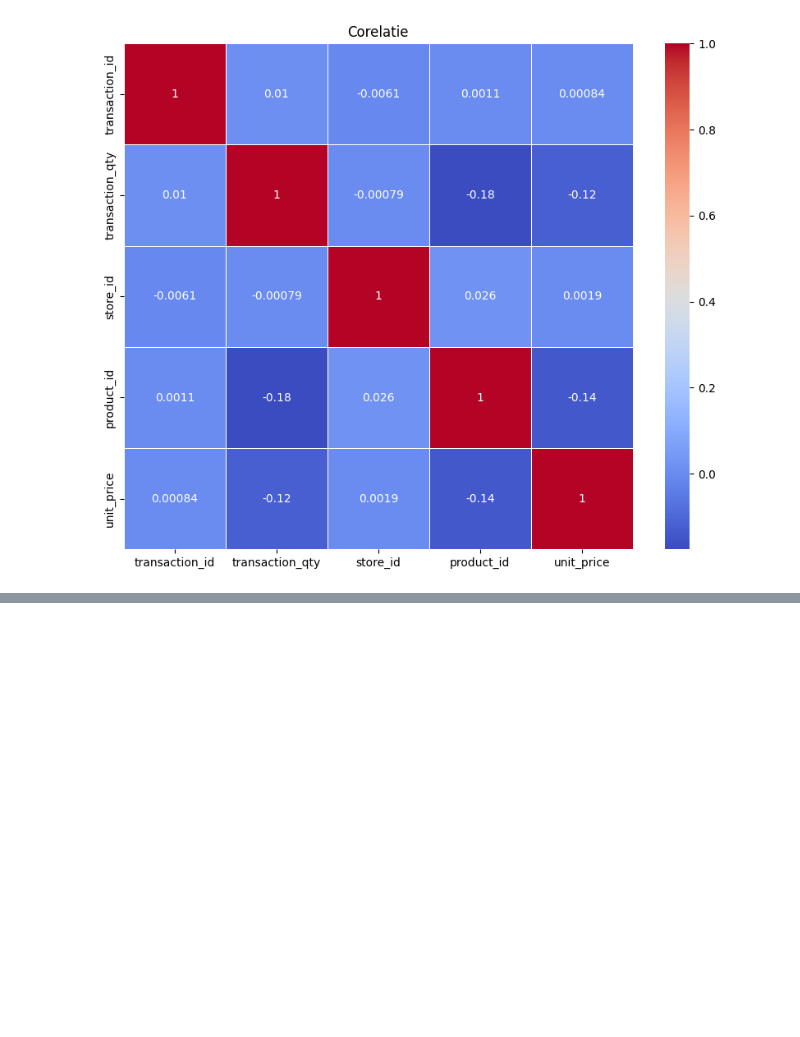
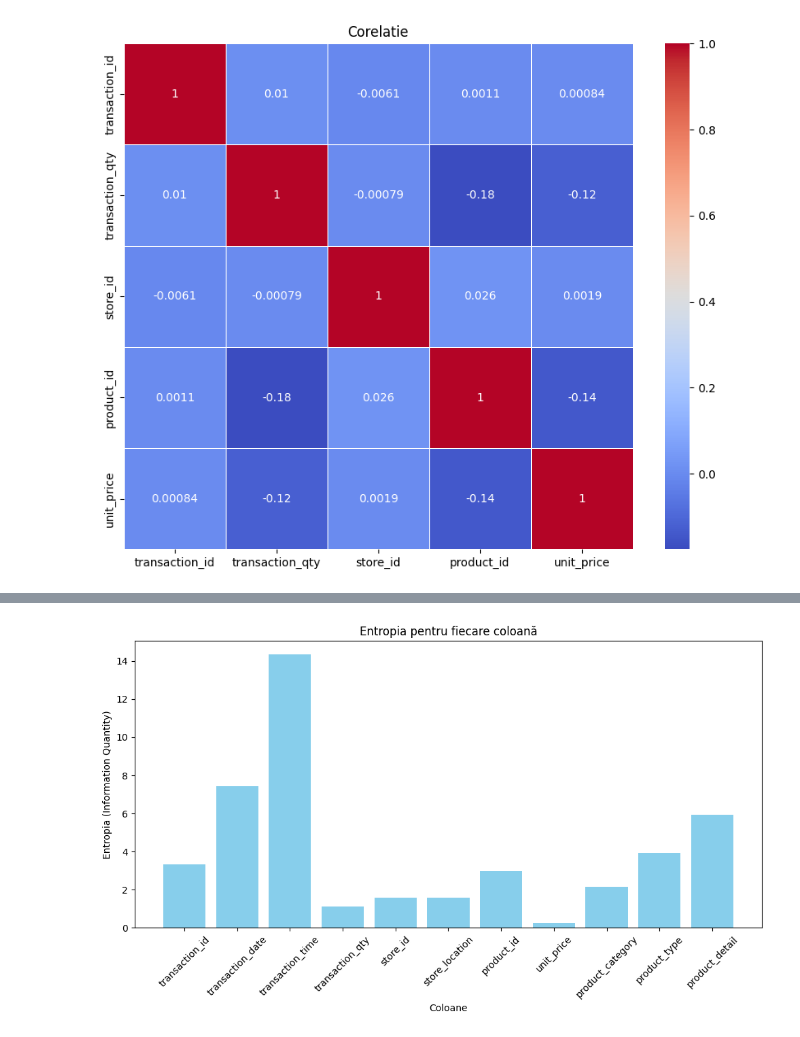
Before and after one commit to PopLuks/Coffe-Shop-sales, a Jupyter notebook: coffe_shop_sales.ipynb, the cells around one changed output, grey strips where cells are left out. Cells and saved outputs as stored; diff of their text form; code cells hidden in the pictures; blank space fills up the shorter version.

```diff
--- a/coffe_shop_sales.ipynb
+++ b/coffe_shop_sales.ipynb
@@ -201,0 +239,23 @@ plT.show()
+# %%
+# Funcția pentru calcularea entropiei (Information Quantity)
+def calculate_entropy(column):
+    # Calculăm frecvențele relative (probabilitățile)
+    probabilities = column.value_counts(normalize=True)
+    # Calculăm entropia folosind formula
+    entropy = -np.sum(probabilities * np.log2(probabilities))
+    return entropy
+
+
+# Calcularea entropiei pentru fiecare coloană
+entropy_values = {}
+for col in df.columns:
+    if df[col].dtype == 'object' or df[col].dtype == 'category':  # Pentru coloane categorice
+        entropy_values[col] = calculate_entropy(df[col])
+    elif np.issubdtype(df[col].dtype, np.number):  # Pentru coloane numerice
+        entropy_values[col] = calculate_entropy(pd.cut(df[col], bins=10))  # Grupăm valorile numerice în intervale
+
+# Afișarea entropiei pentru fiecare coloană
+print("Entropia (Information Quantity) pentru fiecare coloană:")
+for col, entropy in entropy_values.items():
+    print(f"{col}: {entropy:.4f}")
+    #MADE BY Pop Lucas
@@ -201,0 +275,12 @@ plT.show()
+# %%
+# Crearea graficului
+plT.figure(figsize=(10, 6))
+plT.bar(entropy_values.keys(), entropy_values.values(), color='skyblue')
+plT.xlabel('Coloane')
+plT.ylabel('Entropia (Information Quantity)')
+plT.title('Entropia pentru fiecare coloană')
+plT.xticks(rotation=45)
+plT.tight_layout()
+plT.show()
+# %% [output]
+[figure, added]
```
Also changed, not shown: parts of 6 cells of this notebook.
